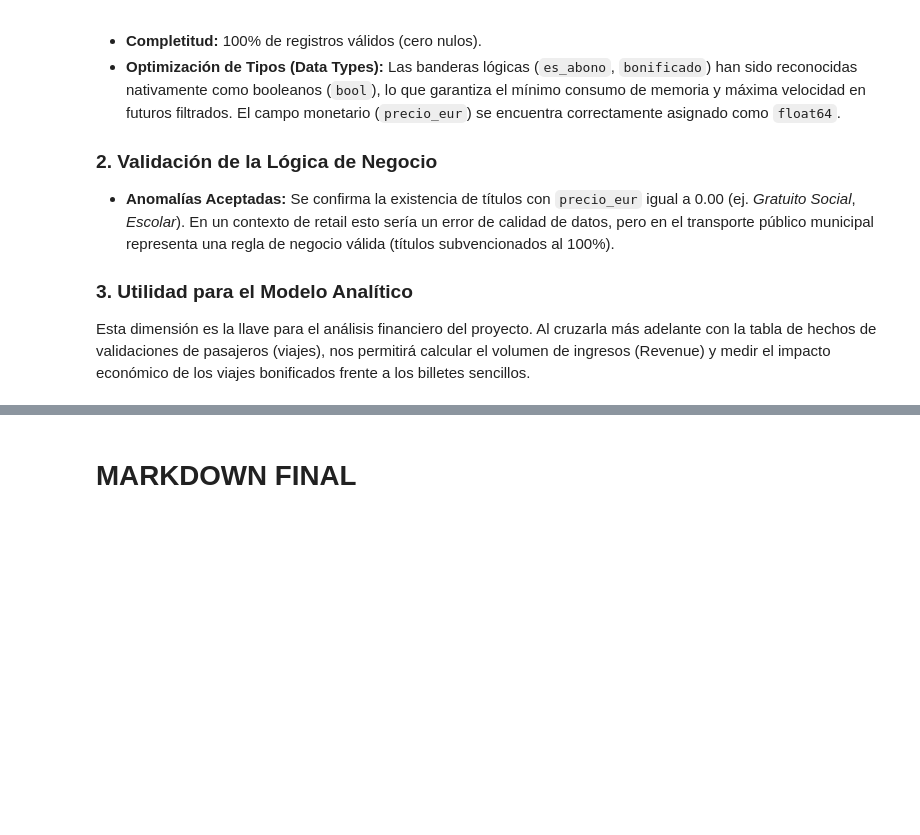
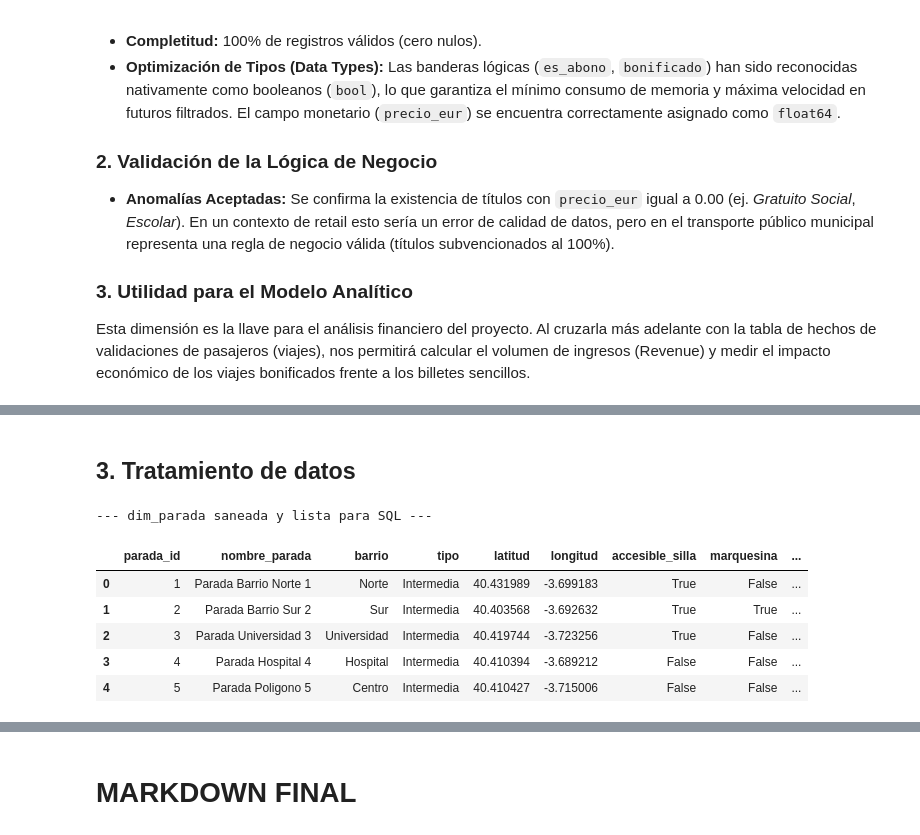
Before and after one commit to databaandsc/MetroBus_Analytics, a Jupyter notebook: 01_eda.ipynb, the cells around one changed output, grey strips where cells are left out. Cells and saved outputs as stored; diff of their text form; code cells hidden in the pictures; blank space fills up the shorter version.

```diff
--- a/01_eda.ipynb
+++ b/01_eda.ipynb
@@ -2109,0 +2221,11 @@ Esta dimensión es la llave para el análisis financiero del proyecto. Al cruzar
+# %%
+# --- TRATAMIENTO DE NULOS ---
+# Imputación segura para silla de ruedas (asumimos False por precaución) y conversión a bool
+df_parada['accesible_silla'] = df_parada['accesible_silla'].fillna(False).astype(bool)
+
+# Comprobación de resultados
+print("--- Nulos restantes (solo debe quedar 1 en latitud) ---")
+print(df_parada.isnull().sum())
+
+print("\n--- Tipos de datos actualizados ---")
+print(df_parada.dtypes)
@@ -2109,0 +2250,26 @@ Esta dimensión es la llave para el análisis financiero del proyecto. Al cruzar
+# %% [markdown]
+## 3. Tratamiento de datos
+# %%
+# --- NORMALIZACIÓN DE TEXTOS ---
+
+# 1. Columna barrio: formato Título y borramos la palabra "Barrio " para igualarlo a dim_depot
+df_parada['barrio'] = df_parada['barrio'].str.strip().str.title()
+df_parada['barrio'] = df_parada['barrio'].str.replace('Barrio ', '', regex=False)
+
+# 2. Nombre de la parada: quitamos espacios
+df_parada['nombre_parada'] = df_parada['nombre_parada'].str.strip()
+
+# 3. Tipo de parada: formato de primera letra mayúscula (ej. "Intermedia")
+df_parada['tipo'] = df_parada['tipo'].str.strip().str.capitalize()
+
+# Comprobación visual
+print("--- dim_parada saneada y lista para SQL ---")
+display(df_parada.head())
+# %% [output]
+--- dim_parada saneada y lista para SQL ---
+|  | parada_id | nombre_parada | barrio | tipo | latitud | longitud | accesible_silla | marquesina | ... |
+| 0 | 1 | Parada Barrio Norte 1 | Norte | Intermedia | 40.431989 | -3.699183 | True | False | ... |
+| 1 | 2 | Parada Barrio Sur 2 | Sur | Intermedia | 40.403568 | -3.692632 | True | True | ... |
+| 2 | 3 | Parada Universidad 3 | Universidad | Intermedia | 40.419744 | -3.723256 | True | False | ... |
+| 3 | 4 | Parada Hospital 4 | Hospital | Intermedia | 40.410394 | -3.689212 | False | False | ... |
+| 4 | 5 | Parada Poligono 5 | Centro | Intermedia | 40.410427 | -3.715006 | False | False | ... |
```
Also changed, not shown: parts of 10 cells of this notebook.
